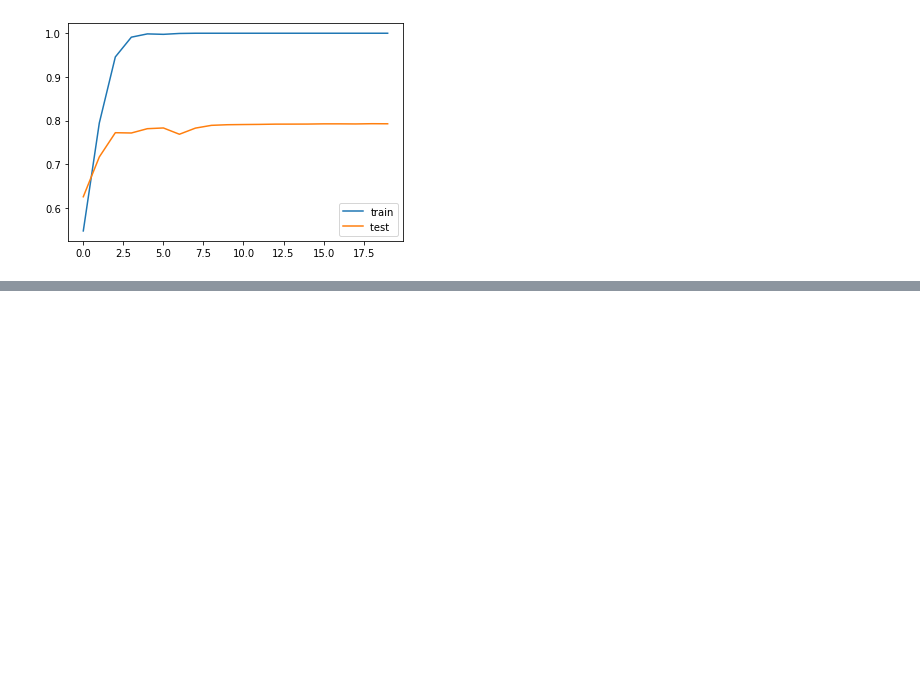
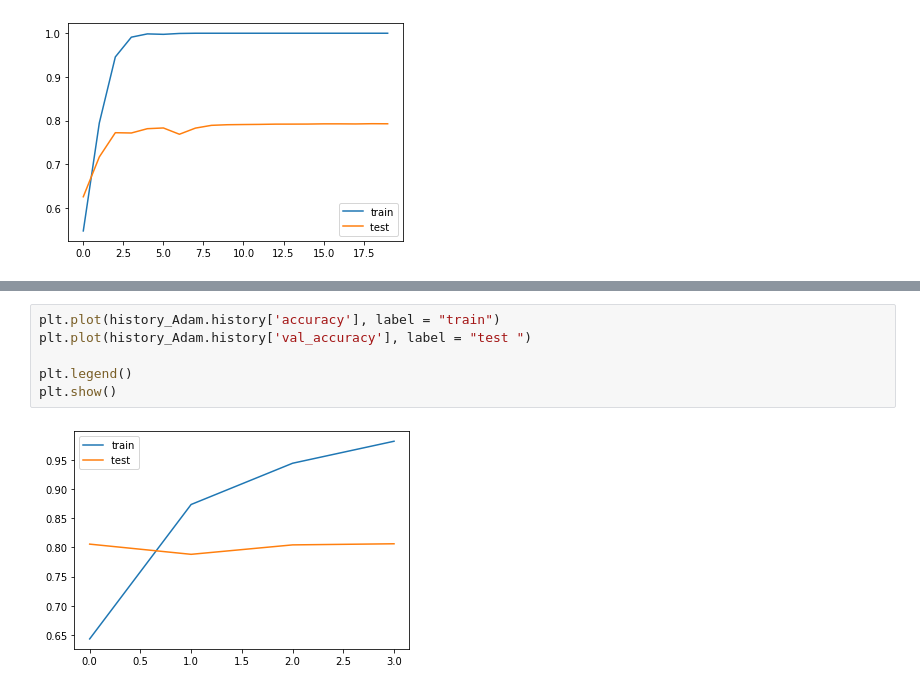
Before and after one commit to MaksymilianDemitraszek/Sentiment-analysis, a Jupyter notebook: project.ipynb, the cells around one changed output, grey strips where cells are left out. Drawn from its saved outputs; the diff is of its cells as text; blank space fills up the shorter version.

```diff
--- a/project.ipynb
+++ b/project.ipynb
@@ -323,0 +409,8 @@ plt.show()
+# %%
+plt.plot(history_Adam.history['accuracy'], label = "train")
+plt.plot(history_Adam.history['val_accuracy'], label = "test ")
+
+plt.legend()
+plt.show()
+# %% [output]
+[figure, added]
```
Also changed, not shown: parts of 8 cells of this notebook.
